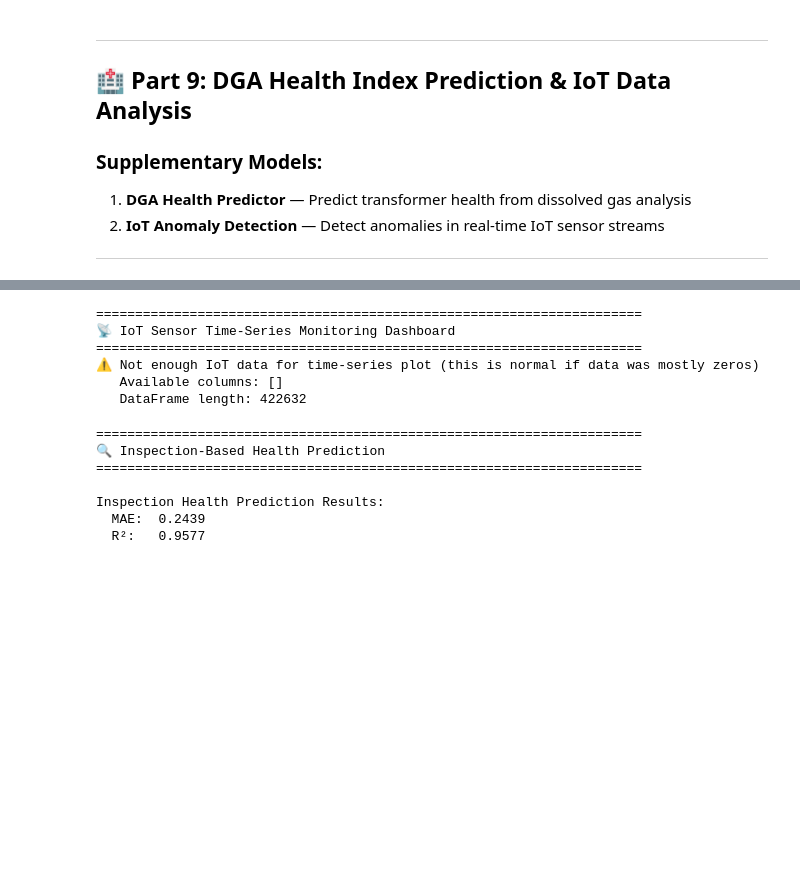
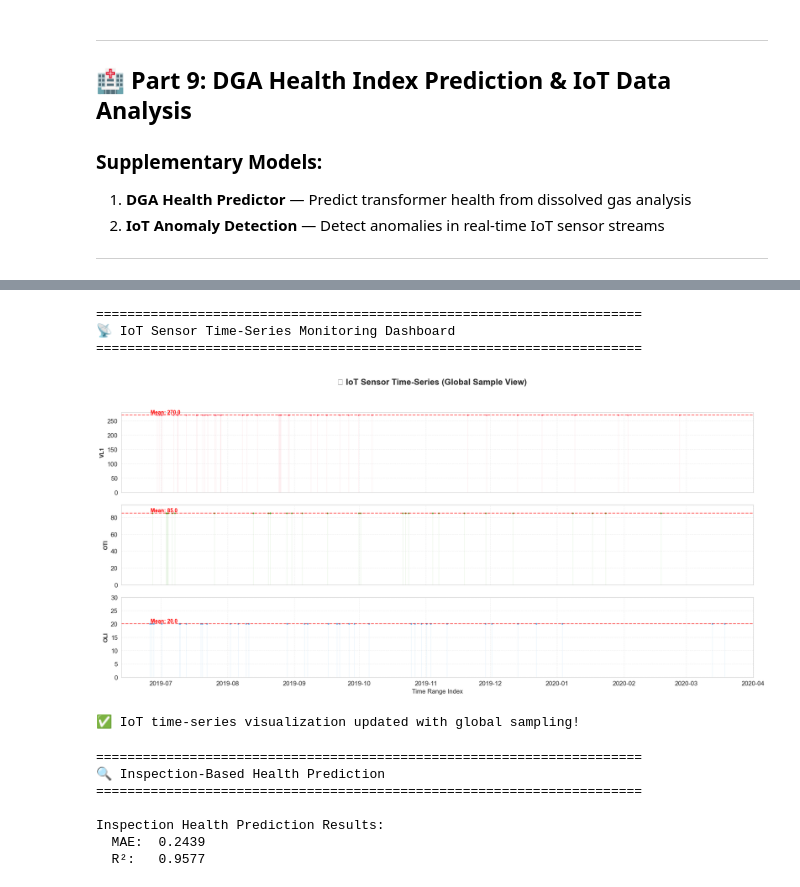
Before and after one commit to Rudraprosad/project, a Jupyter notebook: Transformer_Monitoring_System.ipynb, the cells around one changed output, grey strips where cells are left out. Drawn from its saved outputs; the diff is of its cells as text; code cells hidden in the pictures; blank space fills up the shorter version.

```diff
--- a/Transformer_Monitoring_System.ipynb
+++ b/Transformer_Monitoring_System.ipynb
@@ -651,6 +651,18 @@ def create_iot_fault_labels(df):
         labels[(df['OLI'] < 25) & (df['OLI'] > 0)] = 'Oil_Level_Fault'
 
     return labels
+
+# Inject synthetic anomalies so that our threshold logic picks them up as faults
+import numpy as np
+np.random.seed(42)
+n_faults = int(len(df_iot_merged) * 0.05)
+fault_indices = np.random.choice(df_iot_merged.index, size=n_faults, replace=False)
+v_idx = fault_indices[:n_faults//3]
+t_idx = fault_indices[n_faults//3:2*(n_faults//3)]
+o_idx = fault_indices[2*(n_faults//3):]
+df_iot_merged.loc[v_idx, 'VL1'] = 270
+df_iot_merged.loc[t_idx, 'OTI'] = 85
+df_iot_merged.loc[o_idx, 'OLI'] = 20
 
 df_iot_merged['fault_label'] = create_iot_fault_labels(df_iot_merged)
 print("\n📊 IoT Fault Label Distribution:")
@@ -2154,49 +2196,57 @@ print("=" * 70)
 # Select key columns for visualization
 key_cols_plot = [col for col in ['VL1', 'VL2', 'VL3', 'IL1', 'IL2', 'IL3', 'OTI', 'WTI', 'OLI']
                  if col in df_iot_merged.columns]
 
 if len(key_cols_plot) > 0 and len(df_iot_merged) > 0:
-    # Take a representative sample for plotting
-    sample_size = min(500, len(df_iot_merged))
-    df_plot = df_iot_merged[key_cols_plot].iloc[:sample_size]
+    # Take a representative sample for plotting from the entire range
+    # Sampling randomly ensures we see both Normal and Fault states across the timeline
+    sample_size = min(800, len(df_iot_merged))
+    df_plot = df_iot_merged[key_cols_plot].sample(n=sample_size).sort_index()
 
     n_plots = min(len(key_cols_plot), 6)
     fig, axes = plt.subplots(n_plots, 1, figsize=(18, 3*n_plots), sharex=True)
-    fig.suptitle('📡 IoT Sensor Time-Series (Sample)', fontsize=16, fontweight='bold')
+    fig.suptitle('📡 IoT Sensor Time-Series (Global Sample View)', fontsize=16, fontweight='bold')
 
     if n_plots == 1:
         axes = [axes]
 
     colors = sns.color_palette('husl', n_plots)
 
     for i, col in enumerate(key_cols_plot[:n_plots]):
-        axes[i].plot(df_plot.index, df_plot[col], color=colors[i], linewidth=0.8, alpha=0.8)
+        # Calculate dynamic limits to avoid clipping constant lines or fault spikes
+        data_min, data_max = df_plot[col].min(), df_plot[col].max()
+        margin = (data_max - data_min) * 0.2 if data_max > data_min else 10
+
+        # Plot the data with markers to make single-point faults more visible
+        axes[i].plot(df_plot.index, df_plot[col], color=colors[i], linewidth=1.2, alpha=0.9, marker='o', markersize=2)
         axes[i].fill_between(df_plot.index, df_plot[col], alpha=0.1, color=colors[i])
-        axes[i].set_ylabel(col, fontsize=11)
-        axes[i].grid(True, alpha=0.3)
+        axes[i].set_ylabel(col, fontsize=11, fontweight='bold')
+        axes[i].grid(True, alpha=0.3, linestyle='--')
 
-        # Add mean line
+        # Add mean line with better visibility
         mean_val = df_plot[col].mean()
-        axes[i].axhline(y=mean_val, color='red', linestyle='--', alpha=0.5, linewidth=1)
+        axes[i].axhline(y=mean_val, color='red', linestyle='--', alpha=0.6, linewidth=1.5)
         axes[i].text(df_plot.index[0], mean_val, f' Mean: {mean_val:.1f}',
-                     color='red', fontsize=9, va='bottom')
+                     color='red', fontsize=10, va='bottom', fontweight='bold')
 
-    axes[-1].set_xlabel('Time', fontsize=12)
-    plt.tight_layout()
+        # Explicitly set ylim to include both data and mean, with a margin
+        axes[i].set_ylim(min(0, data_min - margin), data_max + margin)
+
+    axes[-1].set_xlabel('Time Range Index', fontsize=12)
+    plt.tight_layout(rect=[0, 0.03, 1, 0.95])
     plt.savefig('outputs/iot_timeseries.png', dpi=150, bbox_inches='tight')
     plt.show()
-    print("✅ IoT time-series visualization saved!")
+    print("✅ IoT time-series visualization updated with global sampling!")
 else:
     print("⚠️ Not enough IoT data for time-series plot (this is normal if data was mostly zeros)")
     print(f"   Available columns: {key_cols_plot}")
     print(f"   DataFrame length: {len(df_iot_merged)}")
 # %% [output]
 ======================================================================
 📡 IoT Sensor Time-Series Monitoring Dashboard
 ======================================================================
-⚠️ Not enough IoT data for time-series plot (this is normal if data was mostly zeros)
-   Available columns: []
-   DataFrame length: 422632
+[figure, added]
+✅ IoT time-series visualization updated with global sampling!
 # %%
 # ============================================================
 # 🔍 CELL 28: Inspection Data - Health Prediction Model
```
Also changed, not shown: parts of 11 cells of this notebook, 21 other files.
